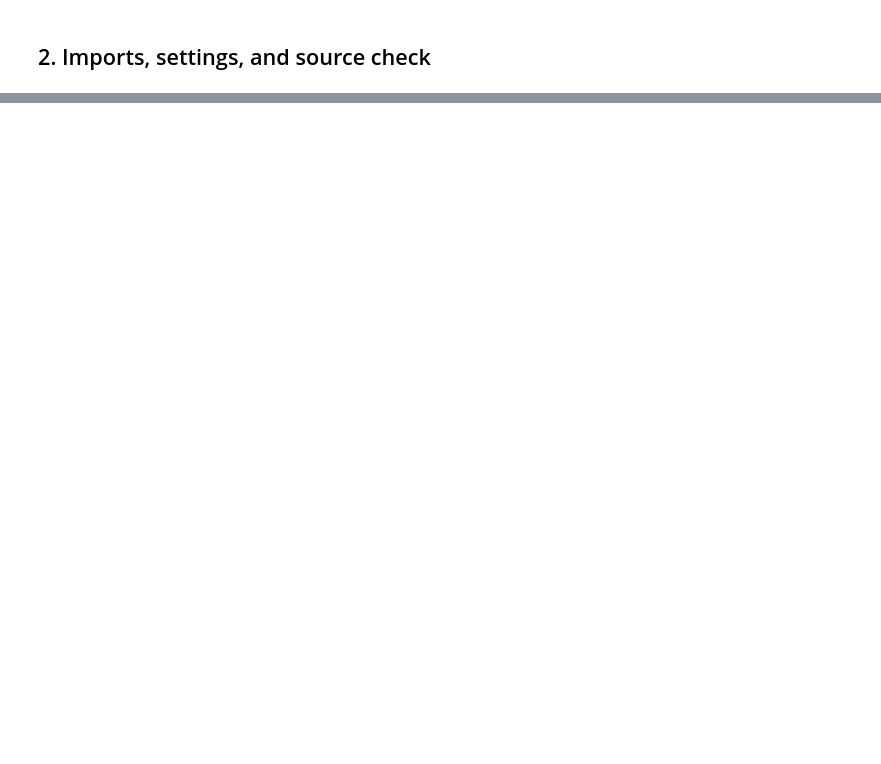
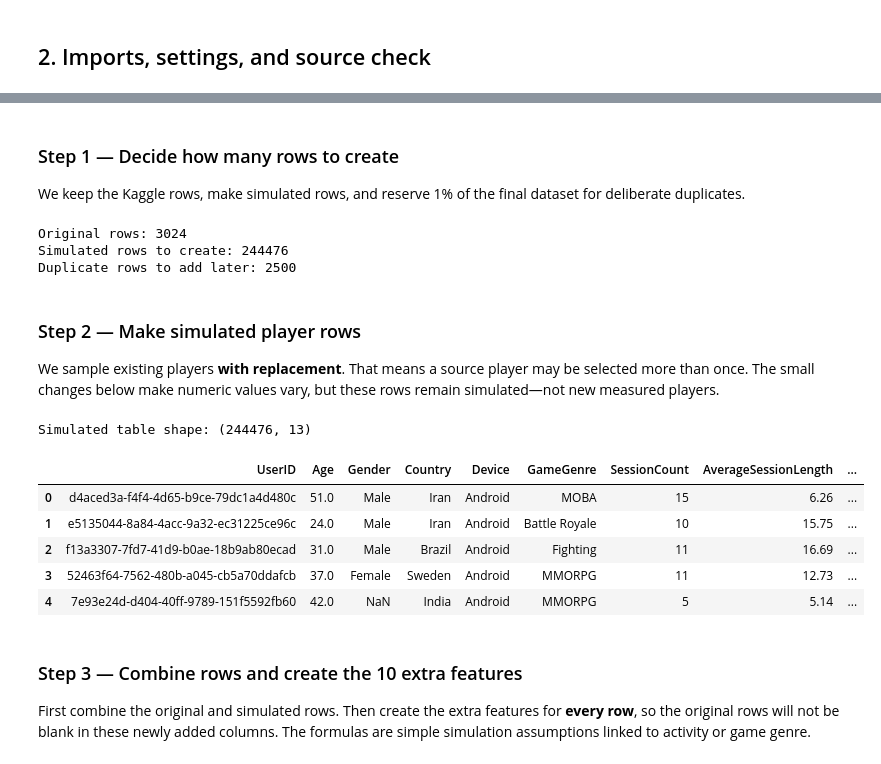
Before and after one commit to HesKal/Mobile-Game-In-App-Purchases, a Jupyter notebook: notebooks/01_data_generation.ipynb, the cells around one changed output, grey strips where cells are left out. Saved outputs shown, nothing was run; the diff lists cells and outputs as text; code cells hidden in the pictures; blank space fills up the shorter version.

```diff
--- a/notebooks/01_data_generation.ipynb
+++ b/notebooks/01_data_generation.ipynb
@@ -218,0 +108,57 @@ Saved to: /content/mobile_game_players_expanded_dirty.csv
+# %% [markdown]
+### Step 1 — Decide how many rows to create
+
+We keep the Kaggle rows, make simulated rows, and reserve 1% of the final dataset for deliberate duplicates.
+# %%
+# Same seed = same random choices each time you run the notebook.
+rng = np.random.default_rng(SEED)
+
+number_of_duplicates = round(FINAL_ROWS * 0.01)
+number_of_simulated = FINAL_ROWS - len(source) - number_of_duplicates
+
+print('Original rows:', len(source))
+print('Simulated rows to create:', number_of_simulated)
+print('Duplicate rows to add later:', number_of_duplicates)
+# %% [output]
+Original rows: 3024
+Simulated rows to create: 244476
+Duplicate rows to add later: 2500
+# %% [markdown]
+### Step 2 — Make simulated player rows
+
+We sample existing players **with replacement**. That means a source player may be selected more than once. The small changes below make numeric values vary, but these rows remain simulated—not new measured players.
+# %%
+# Copy source patterns into a new table.
+simulated = source.iloc[
+    rng.integers(0, len(source), size=number_of_simulated)
+].reset_index(drop=True).copy()
+
+# Slightly vary age while keeping normal values in a plausible range.
+age = pd.to_numeric(simulated['Age'], errors='coerce')
+simulated['Age'] = np.where(
+    age.notna(), np.clip(np.rint(age + rng.normal(0, 3, len(simulated))), 13, 75), np.nan
+)
+
+# Vary gameplay sessions and session length a little.
+sessions = pd.to_numeric(simulated['SessionCount'], errors='coerce').fillna(8).to_numpy()
+simulated['SessionCount'] = np.maximum(
+    1, np.rint(sessions * rng.lognormal(0, 0.25, len(simulated)))
+).astype(int)
+
+duration = pd.to_numeric(simulated['AverageSessionLength'], errors='coerce').fillna(15).to_numpy()
+simulated['AverageSessionLength'] = (duration * rng.lognormal(0, 0.18, len(simulated))).round(2)
+
+print('Simulated table shape:', simulated.shape)
+display(simulated.head())
+# %% [output]
+Simulated table shape: (244476, 13)
+|  | UserID | Age | Gender | Country | Device | GameGenre | SessionCount | AverageSessionLength | ... |
+| 0 | d4aced3a-f4f4-4d65-b9ce-79dc1a4d480c | 51.0 | Male | Iran | Android | MOBA | 15 | 6.26 | ... |
+| 1 | e5135044-8a84-4acc-9a32-ec31225ce96c | 24.0 | Male | Iran | Android | Battle Royale | 10 | 15.75 | ... |
+| 2 | f13a3307-7fd7-41d9-b0ae-18b9ab80ecad | 31.0 | Male | Brazil | Android | Fighting | 11 | 16.69 | ... |
+| 3 | 52463f64-7562-480b-a045-cb5a70ddafcb | 37.0 | Female | Sweden | Android | MMORPG | 11 | 12.73 | ... |
+| 4 | 7e93e24d-d404-40ff-9789-151f5592fb60 | 42.0 | NaN | India | Android | MMORPG | 5 | 5.14 | ... |
+# %% [markdown]
+### Step 3 — Combine rows and create the 10 extra features
+
+First combine the original and simulated rows. Then create the extra features for **every row**, so the original rows will not be blank in these newly added columns. The formulas are simple simulation assumptions linked to activity or game genre.
```
Also changed, not shown: parts of 17 cells of this notebook.
